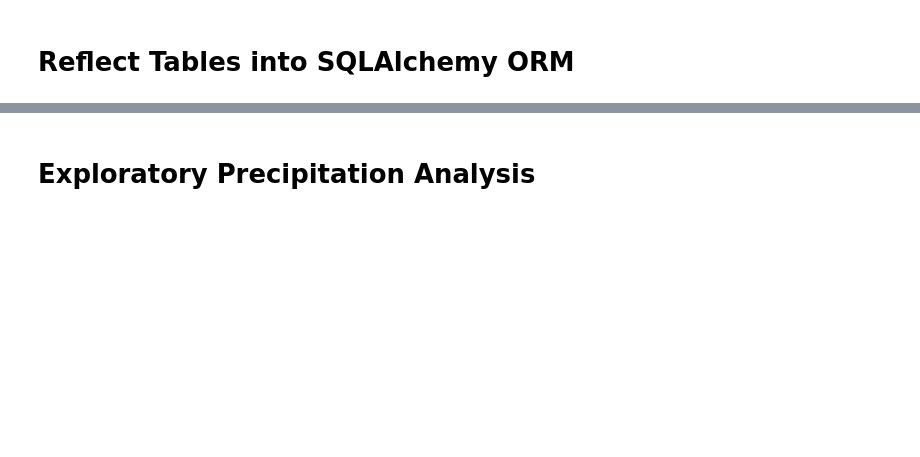
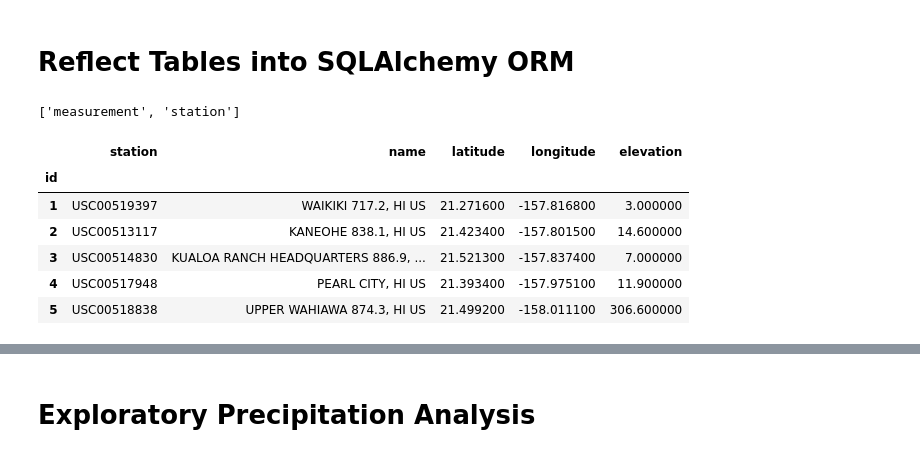
Before and after one commit to maxkrueger96/sqlalchemy-challenge, a Jupyter notebook: analysis.ipynb, the cells around one changed output, grey strips where cells are left out. Drawn from its saved outputs; the diff is of its cells as text; code cells hidden in the pictures; blank space fills up the shorter version.

```diff
--- a/analysis.ipynb
+++ b/analysis.ipynb
@@ -25,4 +31,7 @@ engine = create_engine("sqlite:///Resources/hawaii.sqlite")
 # %%
 # View all of the classes that automap found
+base.classes.keys()
+# %% [output]
+['measurement', 'station']
 # %%
 # Save references to each table
@@ -28,0 +40,14 @@ engine = create_engine("sqlite:///Resources/hawaii.sqlite")
+# %%
+# Preview of the Station table
+station_res = engine.execute("select * from station")
+station_df = pd.read_sql_table("station", "sqlite:///Resources/hawaii.sqlite", index_col="id")
+
+station_df.head(5).style
+# %% [output]
+|  | station | name | latitude | longitude | elevation |
+| id |  |  |  |  |  |
+| 1 | USC00519397 | WAIKIKI 717.2, HI US | 21.271600 | -157.816800 | 3.000000 |
+| 2 | USC00513117 | KANEOHE 838.1, HI US | 21.423400 | -157.801500 | 14.600000 |
+| 3 | USC00514830 | KUALOA RANCH HEADQUARTERS 886.9, ... | 21.521300 | -157.837400 | 7.000000 |
+| 4 | USC00517948 | PEARL CITY, HI US | 21.393400 | -157.975100 | 11.900000 |
+| 5 | USC00518838 | UPPER WAHIAWA 874.3, HI US | 21.499200 | -158.011100 | 306.600000 |
```
Also changed, not shown: parts of 17 cells of this notebook.
